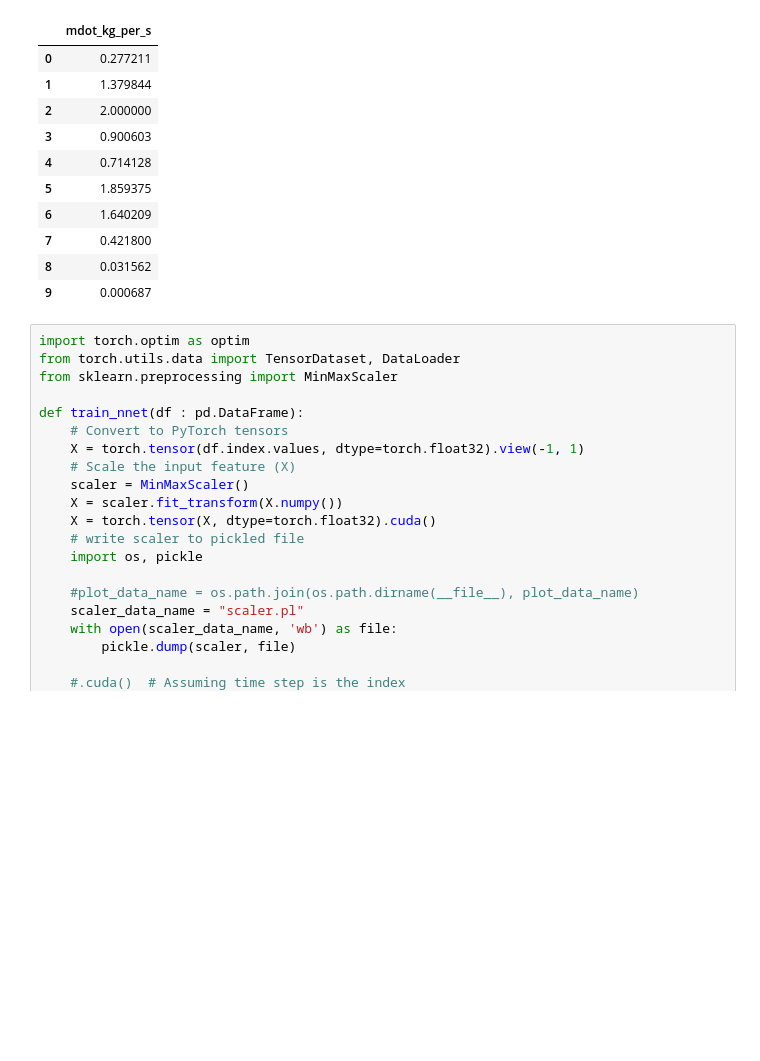
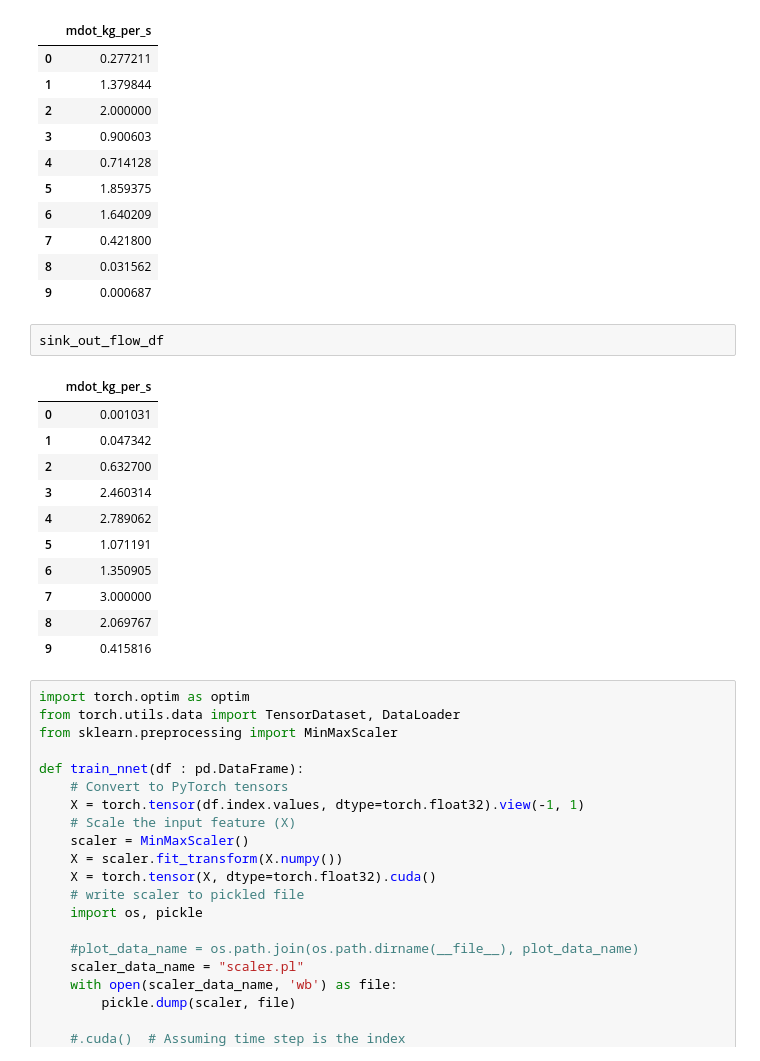
Before and after one commit to AImotion-Bavaria/gas_grid_copilot, a Jupyter notebook: create_data_set.ipynb, the cells around one changed output. Saved outputs shown, nothing was run; the diff lists cells and outputs as text; blank space fills up the shorter version.

```diff
--- a/create_data_set.ipynb
+++ b/create_data_set.ipynb
@@ -42,6 +39,20 @@ source_in_flow_df
 | 7 | 0.421800 |
 | 8 | 0.031562 |
 | 9 | 0.000687 |
+# %%
+sink_out_flow_df
+# %% [output]
+|  | mdot_kg_per_s |
+| 0 | 0.001031 |
+| 1 | 0.047342 |
+| 2 | 0.632700 |
+| 3 | 2.460314 |
+| 4 | 2.789062 |
+| 5 | 1.071191 |
+| 6 | 1.350905 |
+| 7 | 3.000000 |
+| 8 | 2.069767 |
+| 9 | 0.415816 |
 # %%
 import torch.optim as optim
 from torch.utils.data import TensorDataset, DataLoader
```
Also changed, not shown: parts of 4 cells of this notebook, 1 other file.
